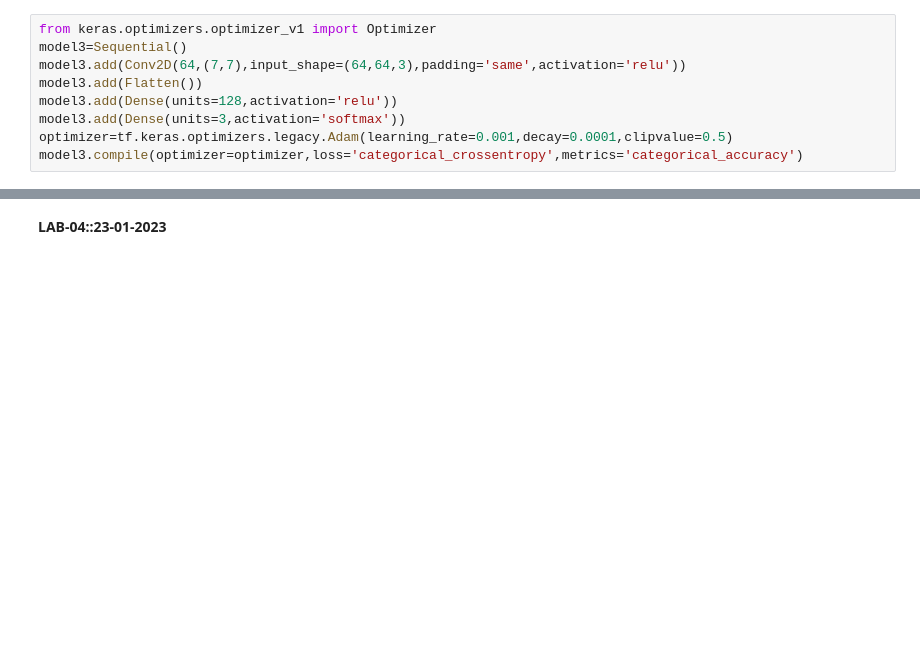
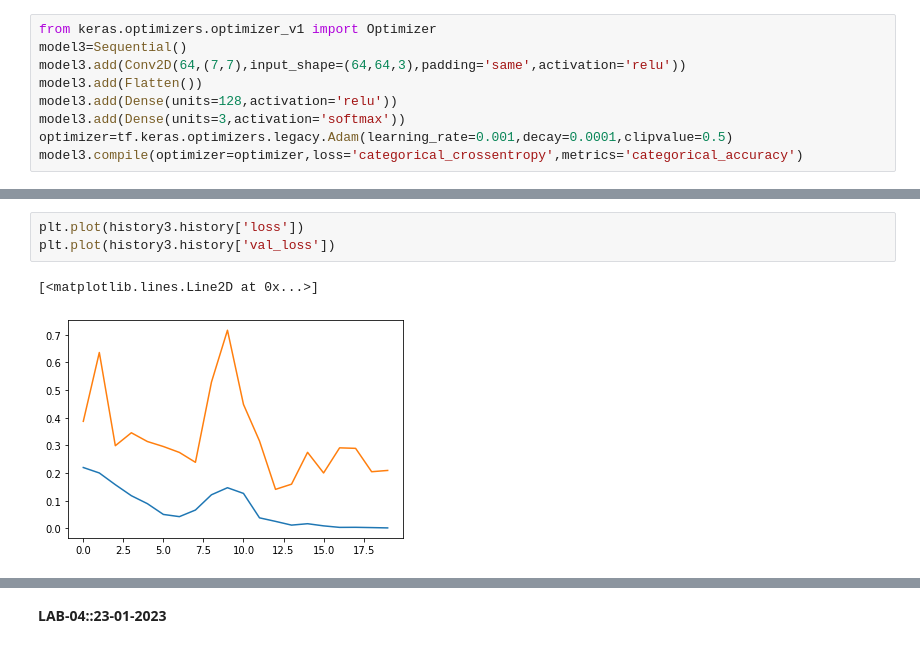
Before and after one commit to MMonirHossain/TransferLearningModel, a Jupyter notebook: CNN+DENSENET+VGG19.ipynb, the cells around one changed output, grey strips where cells are left out. Drawn from its saved outputs; the diff is of its cells as text; blank space fills up the shorter version.

```diff
--- a/CNN+DENSENET+VGG19.ipynb
+++ b/CNN+DENSENET+VGG19.ipynb
@@ -231,0 +247,6 @@ Epoch 5/5
+# %%
+plt.plot(history3.history['loss'])
+plt.plot(history3.history['val_loss'])
+# %% [output]
+[<matplotlib.lines.Line2D at 0x...>]
+[figure, added]
```
Also changed, not shown: parts of 27 cells of this notebook.
